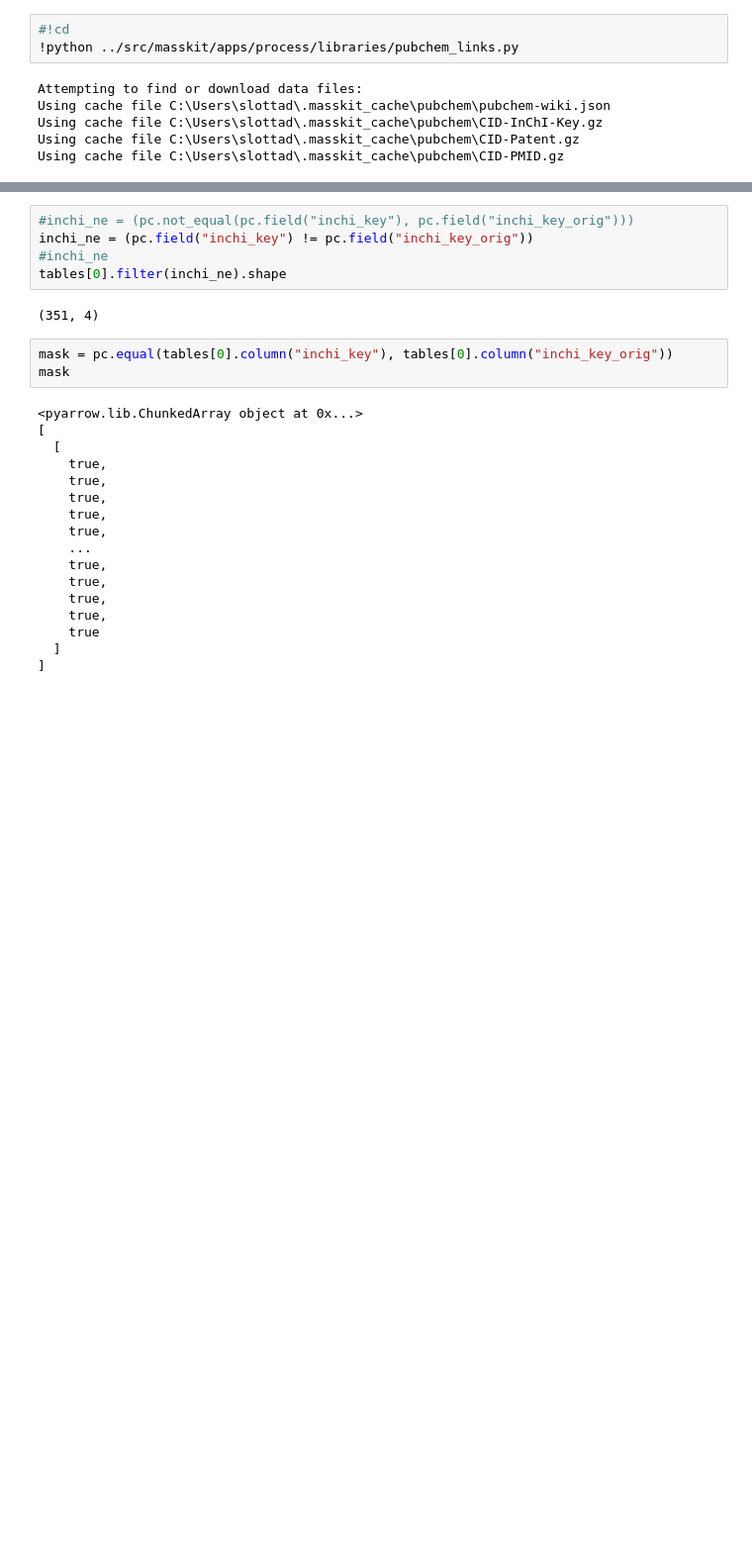
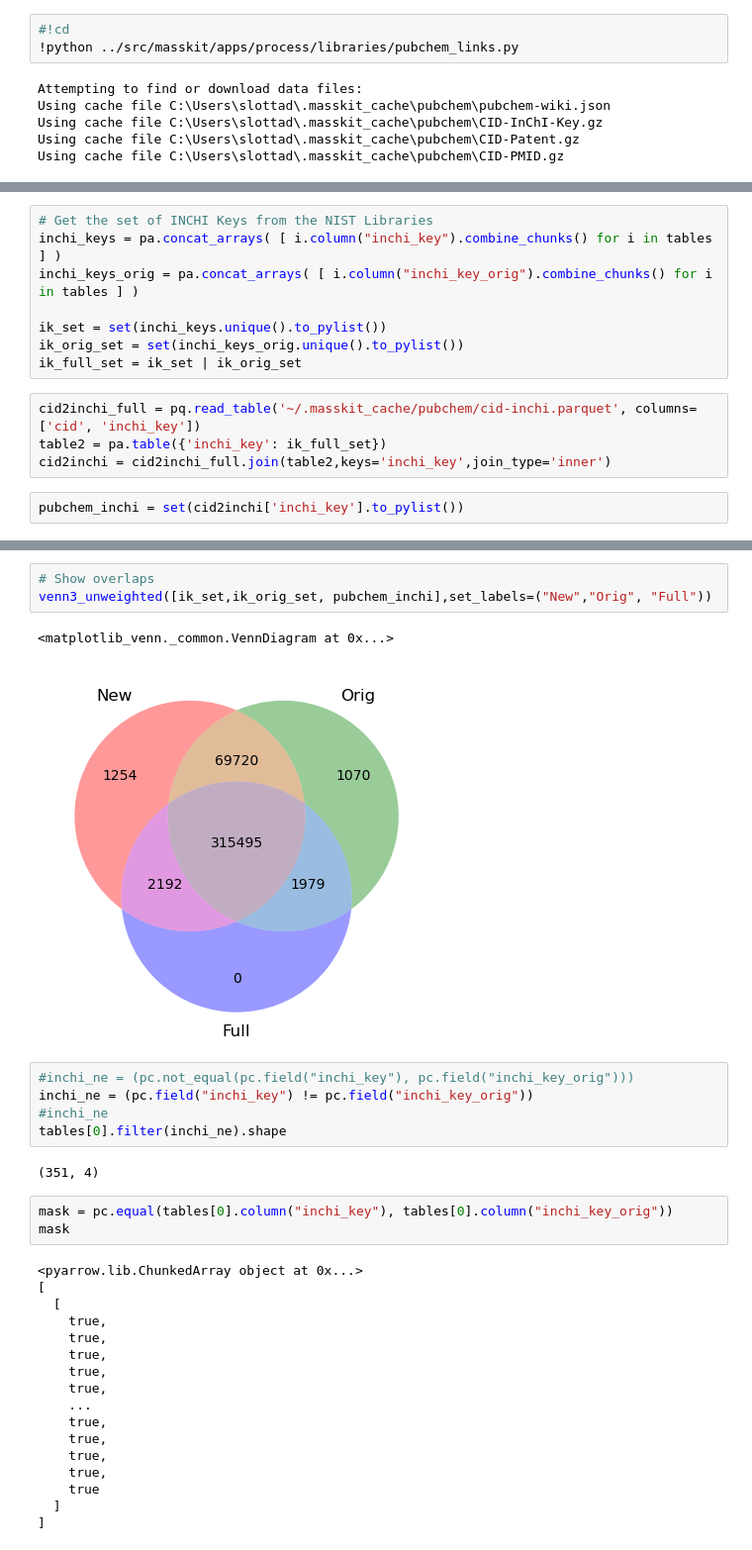
Before and after one commit to usnistgov/masskit, a Jupyter notebook: notebooks/notoriety.ipynb, the cells around one changed output, grey strips where cells are left out. Shown at 99% size. Drawn from its saved outputs; the diff is of its cells as text; blank space fills up the shorter version.

```diff
--- a/notebooks/notoriety.ipynb
+++ b/notebooks/notoriety.ipynb
@@ -43,3 +45,17 @@ tables
  name: [["3-Hydroxy-3-(2-(2-hydroxyphenyl)-2-oxoethyl)-1,3-dihydro-2H-indol-2-one","3-Hydroxy-3-(2-(2-hydroxyphenyl)-2-oxoethyl)-1,3-dihydro-2H-indol-2-one","5-(4-Ethoxybenzylidene)-2-(4-morpholinyl)- ...
  inchi_key: [["UAEJHGCEFAFLIJ-UHFFFAOYSA-N","UAEJHGCEFAFLIJ-UHFFFAOYSA-N","SYKSUKDZLCWNCF-KAMYIIQDSA-N","SYKSUKDZLCWNCF-KAMYIIQDSA-N","RELAVOSJWNLNKA-UHFFFAOYSA-N",...,"VXMTYMSHSJNVRE-UHFFFAOYSA-N","P ...
  inchi_key_orig: [["UAEJHGCEFAFLIJ-UHFFFAOYSA-N","UAEJHGCEFAFLIJ-UHFFFAOYSA-N","SYKSUKDZLCWNCF-KAMYIIQDSA-N","SYKSUKDZLCWNCF-KAMYIIQDSA-N","RELAVOSJWNLNKA-UHFFFAOYSA-N",...,"VXMTYMSHSJNVRE-UHFFFAOYSA- ...
+# %%
+# Get the set of INCHI Keys from the NIST Libraries
+inchi_keys = pa.concat_arrays( [ i.column("inchi_key").combine_chunks() for i in tables ] )
+inchi_keys_orig = pa.concat_arrays( [ i.column("inchi_key_orig").combine_chunks() for i in tables ] )
+
+ik_set = set(inchi_keys.unique().to_pylist())
+ik_orig_set = set(inchi_keys_orig.unique().to_pylist())
+ik_full_set = ik_set | ik_orig_set
+# %%
+cid2inchi_full = pq.read_table('~/.masskit_cache/pubchem/cid-inchi.parquet', columns=['cid', 'inchi_key'])
+table2 = pa.table({'inchi_key': ik_full_set})
+cid2inchi = cid2inchi_full.join(table2,keys='inchi_key',join_type='inner')
+# %%
+pubchem_inchi = set(cid2inchi['inchi_key'].to_pylist())
@@ -46,3 +70,9 @@ tables
+# %%
+# Show overlaps
+venn3_unweighted([ik_set,ik_orig_set, pubchem_inchi],set_labels=("New","Orig", "Full"))
+# %% [output]
+<matplotlib_venn._common.VennDiagram at 0x...>
+[figure, added]
 # %%
 #inchi_ne = (pc.not_equal(pc.field("inchi_key"), pc.field("inchi_key_orig")))
 inchi_ne = (pc.field("inchi_key") != pc.field("inchi_key_orig"))
```
Also changed, not shown: parts of 3 cells of this notebook, 1 other file.
